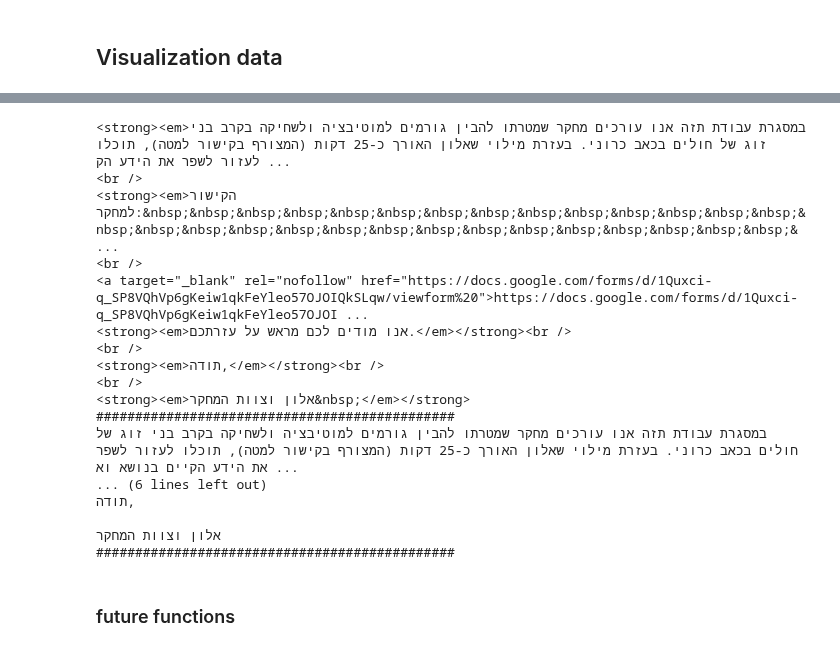
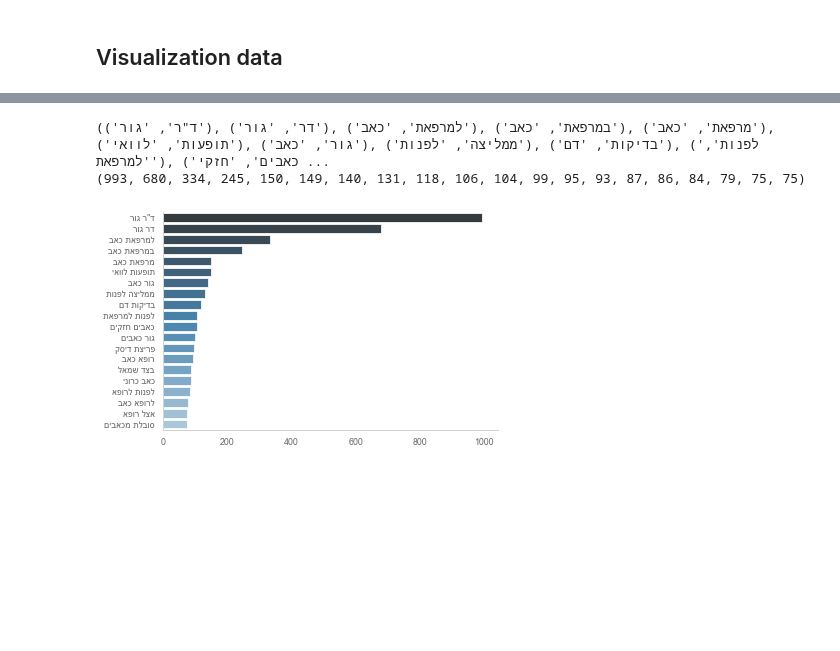
Before and after one commit to roishlezinger/nlpH, a Jupyter notebook: final project/organizes_data.ipynb, the cells around one changed output, grey strips where cells are left out. Drawn from its saved outputs; the diff is of its cells as text; code cells hidden in the pictures; blank space fills up the shorter version.

```diff
--- a/final project/organizes_data.ipynb
+++ b/final project/organizes_data.ipynb
@@ -338,26 +241,22 @@ plot_top_ngrams_barchart(temp,n=2)
-# %%
-#TODO: בשוקה 86 הוא לא מטפל במקרים. אני חושב שזה בגלל שמופיע לפני נקודה. יתכן שכדי לשנות את הפונקציה של הנקיון. פתרון אלגני יותר יהיה להתשמש ברגקס
-print(joy1.iloc[252  ,5])
-print('##############################################')
-print(joy.iloc[252  ,5])
-print('##############################################')
-# %% [output]
-<strong><em>במסגרת עבודת תזה אנו עורכים מחקר שמטרתו להבין גורמים למוטיבציה ולשחיקה בקרב בני זוג של חולים בכאב כרוני. בעזרת מילוי שאלון האורך כ-25 דקות (המצורף בקישור למטה), תוכלו לעזור לשפר את הידע הק ...
-<br />
-<strong><em>הקישור למחקר:&nbsp;&nbsp;&nbsp;&nbsp;&nbsp;&nbsp;&nbsp;&nbsp;&nbsp;&nbsp;&nbsp;&nbsp;&nbsp;&nbsp;&nbsp;&nbsp;&nbsp;&nbsp;&nbsp;&nbsp;&nbsp;&nbsp;&nbsp;&nbsp;&nbsp;&nbsp;&nbsp;&nbsp;&nbsp;& ...
-<br />
-<a target="_blank" rel="nofollow" href="https://docs.google.com/forms/d/1Quxci-q_SP8VQhVp6gKeiw1qkFeYleo57OJOIQkSLqw/viewform%20">https://docs.google.com/forms/d/1Quxci-q_SP8VQhVp6gKeiw1qkFeYleo57OJOI ...
-<strong><em>אנו מודים לכם מראש על עזרתכם.</em></strong><br />
-<br />
-<strong><em>תודה,</em></strong><br />
-<br />
-<strong><em>אלון וצוות המחקר&nbsp;</em></strong>
-##############################################
-במסגרת עבודת תזה אנו עורכים מחקר שמטרתו להבין גורמים למוטיבציה ולשחיקה בקרב בני זוג של חולים בכאב כרוני. בעזרת מילוי שאלון האורך כ-25 דקות (המצורף בקישור למטה), תוכלו לעזור לשפר את הידע הקיים בנושא וא ...
-... (6 lines left out)
-תודה,
-
-אלון וצוות המחקר
-##############################################
-# %% [markdown]
-### future functions
+# %%
+def find_ngrams(input_list, n):
+  return list(zip(*[input_list[i:] for i in range(n)]))
+
+def plot_top_ngrams_barchart(text, n=2):
+    grams = find_ngrams(text,2)
+    grams = Counter(grams)
+    grams = grams.most_common(20)
+    x,y = zip(*grams)
+    temp = []
+    for element in x:
+        temp.append(' '.join(element))
+    sns.barplot(x=y,y=temp)
+    sns.barplot(x=y,y=invert_words_list(temp),palette=("Blues_d"))
+    sns.set_context("paper")
+
+
+plot_top_ngrams_barchart(joy_lemma,n=1)
+# %% [output]
+(('ד"ר', 'גור'), ('דר', 'גור'), ('למרפאת', 'כאב'), ('במרפאת', 'כאב'), ('מרפאת', 'כאב'), ('תופעות', 'לוואי'), ('גור', 'כאב'), ('ממליצה', 'לפנות'), ('בדיקות', 'דם'), ('לפנות', 'למרפאת'), ('כאבים', 'חזקי ...
+(993, 680, 334, 245, 150, 149, 140, 131, 118, 106, 104, 99, 95, 93, 87, 86, 84, 79, 75, 75)
+[figure, added]
```
Also changed, not shown: parts of 12 cells of this notebook, 4 other files.
